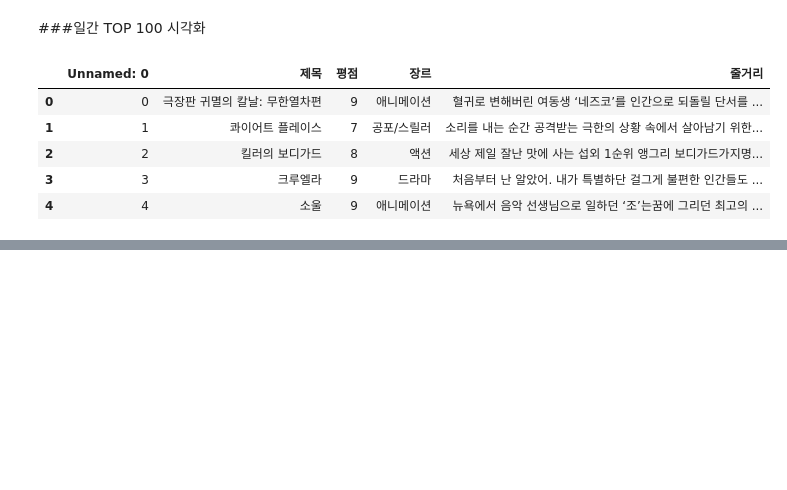
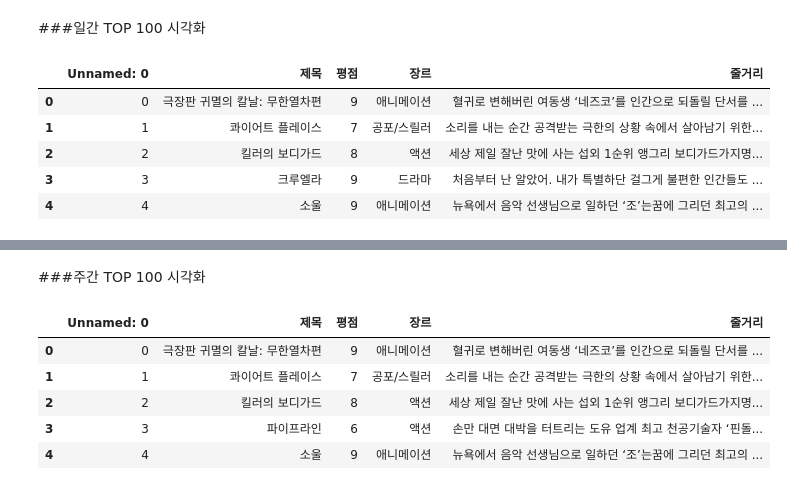
Before and after one commit to SangHeeRho/DataScience, a Jupyter notebook: 실습/네이버_영화_TOP100_크롤링_&_영화_데이터_분석.ipynb, the cells around one changed output, grey strips where cells are left out. Drawn from its saved outputs; the diff is of its cells as text; code cells hidden in the pictures; blank space fills up the shorter version.

```diff
--- a/실습/네이버_영화_TOP100_크롤링_&_영화_데이터_분석.ipynb
+++ b/실습/네이버_영화_TOP100_크롤링_&_영화_데이터_분석.ipynb
@@ -297,3 +297,15 @@ fig = px.pie(df2, values='평점', names='장르')
 fig.show()
 # %% [output]
 [interactive output not drawn]
+# %% [markdown]
+###주간 TOP 100 시각화
+# %%
+df2 = pd.read_csv('/content/movie_my_data_weekly_63.csv', encoding='euc-kr')
+df2.head()
+# %% [output]
+|  | Unnamed: 0 | 제목 | 평점 | 장르 | 줄거리 |
+| 0 | 0 | 극장판 귀멸의 칼날: 무한열차편 | 9 | 애니메이션 | 혈귀로 변해버린 여동생 ‘네즈코’를 인간으로 되돌릴 단서를 ... |
+| 1 | 1 | 콰이어트 플레이스 | 7 | 공포/스릴러 | 소리를 내는 순간 공격받는 극한의 상황 속에서 살아남기 위한... |
+| 2 | 2 | 킬러의 보디가드 | 8 | 액션 | 세상 제일 잘난 맛에 사는 섭외 1순위 앵그리 보디가드가지명... |
+| 3 | 3 | 파이프라인 | 6 | 액션 | 손만 대면 대박을 터트리는 도유 업계 최고 천공기술자 ‘핀돌... |
+| 4 | 4 | 소울 | 9 | 애니메이션 | 뉴욕에서 음악 선생님으로 일하던 ‘조’는꿈에 그리던 최고의 ... |
```
Also changed, not shown: parts of 10 cells of this notebook.
